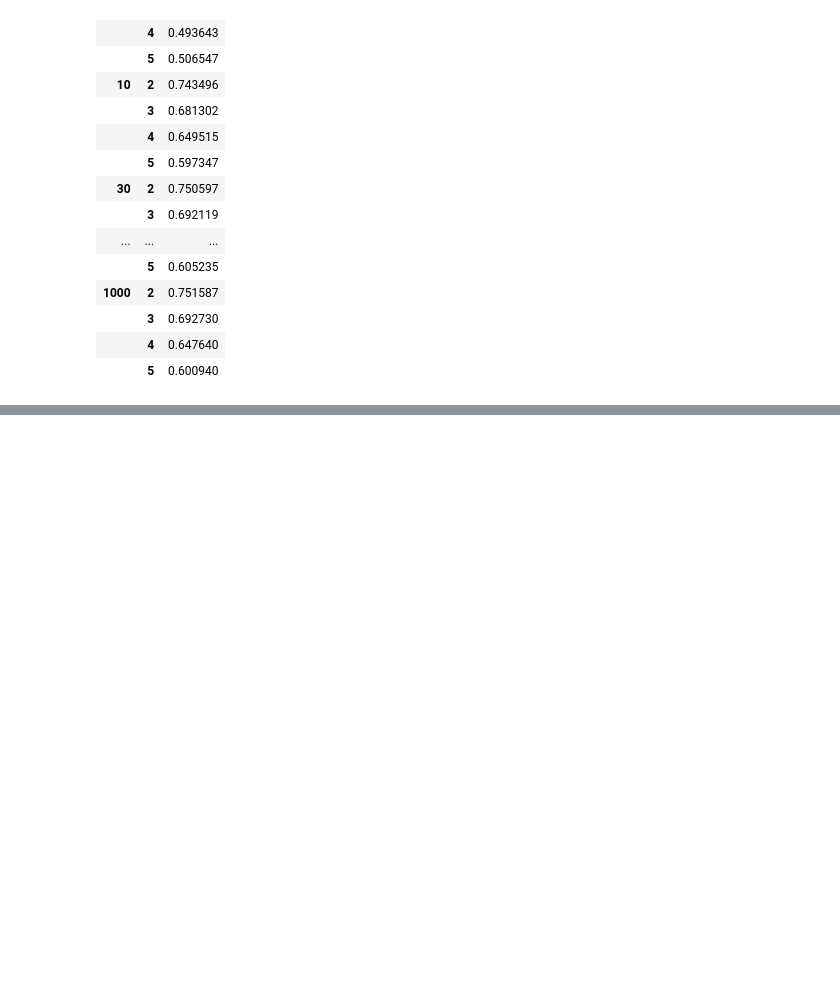
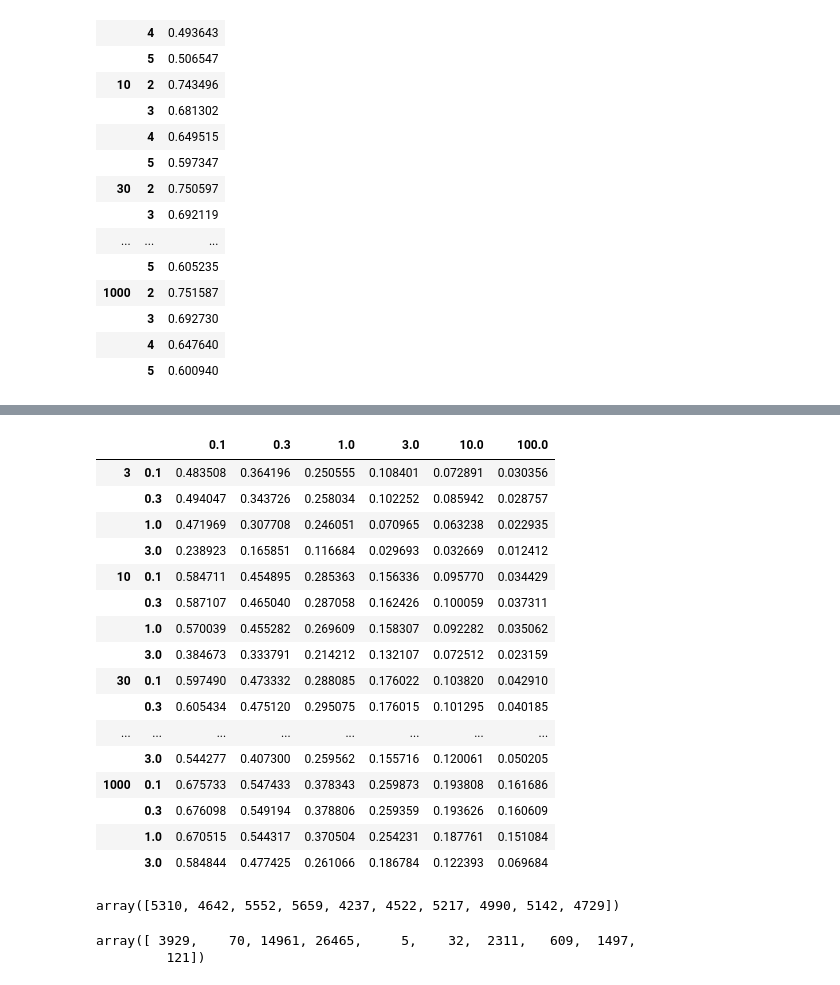
Before and after one commit to adam-narozniak/FL-heterogeneity, a Jupyter notebook: heterogeneity/notebooks/ExplorationHellinger.ipynb, the cells around one changed output, grey strips where cells are left out. Cells and saved outputs as stored; diff of their text form; code cells hidden in the pictures; blank space fills up the shorter version.

```diff
--- a/heterogeneity/notebooks/ExplorationHellinger.ipynb
+++ b/heterogeneity/notebooks/ExplorationHellinger.ipynb
@@ -115,7 +115,7 @@ num_partitions_to_cifar_dir_hellinger_distance = {}
 for (num_partitions, alpha), cifar_dir_fds in num_partitions_to_cifar_dir_fds.items():
     print((num_partitions, alpha))
     try:
-        hellinger_distance_list, avg_hellinger_distance = hellinger_distance(cifar_dir_fds, "train")
+        hellinger_distance_list, avg_hellinger_distance = compute_hellinger_distance(cifar_dir_fds, "train")
     except:
         print(f"Sampling failed for {(num_partitions, alpha)}")
         hellinger_distance_list, avg_hellinger_distance = np.nan, np.nan
@@ -267,7 +267,7 @@ parameters_to_shard_cifar_fds_metric = {}
 for (num_partitions, num_shards_per_partition), fds in params_to_partitioner.items():
     print((num_partitions, num_shards_per_partition))
     try:
-        metric_list, avg_metric = hellinger_distance(fds, "train")
+        metric_list, avg_metric = compute_hellinger_distance(fds, "train")
     except:
         print(f"Sampling failed for {(num_partitions, num_shards_per_partition)}")
         metric_list, avg_metric = np.nan, np.nan
@@ -337,0 +330,37 @@ shard_emd_results
+# %%
+
+dataset_name = "cifar10"
+# num_partitions = 10
+# sigma = 0.3
+# partition_sizes = create_lognormal_partition_sizes(dataset_name, num_partitions, sigma)
+#
+# alpha = 0.1
+# dirichlet_partitioner = InnerDirichletPartitioner(partition_sizes=partition_sizes, partition_by="label", alpha=0.1)
+# cifar_dir = FederatedDataset(dataset="cifar10", partitioners={"train" : dirichlet_partitioner})
+# cifar_dir_partitions = [cifar_dir.load_partition(i) for i in range(num_partitions)]
+
+num_partitions_to_cifar_dir_fds = {}
+num_partitions_list = [3, 10, 30, 100, 300, 1000]
+alpha_list = [0.1, 0.3, 1., 3., 10., 100., 100.]
+sigma_list = [0.1, 0.3, 1., 3.]
+partition_sizes_dict = {}
+for num_partitions, alpha, sigma in itertools.product(num_partitions_list, alpha_list, sigma_list):
+    partition_sizes = create_lognormal_partition_sizes(dataset_name, num_partitions, sigma)
+    dir_partitioner =  InnerDirichletPartitioner(partition_sizes=partition_sizes, partition_by="label", alpha=alpha)
+    cifar_dir = FederatedDataset(dataset="cifar10", partitioners={"train" : dir_partitioner})
+    num_partitions_to_cifar_dir_fds[(num_partitions, alpha, sigma)] = cifar_dir
+    partition_sizes_dict[(num_partitions, alpha, sigma)] = partition_sizes
+    # cifar_iid_partitions = [cifar_iid.load_partition(i) for i in range(num_partitions)]
+    # num_partitions_to_cifar_iid_partitions[num_partitions] = cifar_iid_partitions
+
+num_partitions_to_cifar_dir_metric_list = {}
+num_partitions_to_cifar_dir_metric = {}
+for (num_partitions, alpha, sigma), cifar_dir_fds in num_partitions_to_cifar_dir_fds.items():
+    print((num_partitions, alpha, sigma))
+    try:
+        metric_list, avg_metric = compute_hellinger_distance(cifar_dir_fds, "train")
+    except:
+        print(f"Sampling failed for {(num_partitions, alpha, sigma)}")
+        metric_list, avg_metric = np.nan, np.nan
+    num_partitions_to_cifar_dir_metric_list[(num_partitions, alpha, sigma)] = metric_list
+    num_partitions_to_cifar_dir_metric[(num_partitions, alpha, sigma)] = avg_metric
@@ -337,0 +385,30 @@ shard_emd_results
+# %%
+emd_dir = pd.Series(num_partitions_to_cifar_dir_metric, name="emd_inner_dir").unstack(level=1)
+emd_dir
+# %% [output]
+|  |  | 0.1 | 0.3 | 1.0 | 3.0 | 10.0 | 100.0 |
+| 3 | 0.1 | 0.483508 | 0.364196 | 0.250555 | 0.108401 | 0.072891 | 0.030356 |
+|  | 0.3 | 0.494047 | 0.343726 | 0.258034 | 0.102252 | 0.085942 | 0.028757 |
+|  | 1.0 | 0.471969 | 0.307708 | 0.246051 | 0.070965 | 0.063238 | 0.022935 |
+|  | 3.0 | 0.238923 | 0.165851 | 0.116684 | 0.029693 | 0.032669 | 0.012412 |
+| 10 | 0.1 | 0.584711 | 0.454895 | 0.285363 | 0.156336 | 0.095770 | 0.034429 |
+|  | 0.3 | 0.587107 | 0.465040 | 0.287058 | 0.162426 | 0.100059 | 0.037311 |
+|  | 1.0 | 0.570039 | 0.455282 | 0.269609 | 0.158307 | 0.092282 | 0.035062 |
+|  | 3.0 | 0.384673 | 0.333791 | 0.214212 | 0.132107 | 0.072512 | 0.023159 |
+| 30 | 0.1 | 0.597490 | 0.473332 | 0.288085 | 0.176022 | 0.103820 | 0.042910 |
+|  | 0.3 | 0.605434 | 0.475120 | 0.295075 | 0.176015 | 0.101295 | 0.040185 |
+| ... | ... | ... | ... | ... | ... | ... | ... |
+|  | 3.0 | 0.544277 | 0.407300 | 0.259562 | 0.155716 | 0.120061 | 0.050205 |
+| 1000 | 0.1 | 0.675733 | 0.547433 | 0.378343 | 0.259873 | 0.193808 | 0.161686 |
+|  | 0.3 | 0.676098 | 0.549194 | 0.378806 | 0.259359 | 0.193626 | 0.160609 |
+|  | 1.0 | 0.670515 | 0.544317 | 0.370504 | 0.254231 | 0.187761 | 0.151084 |
+|  | 3.0 | 0.584844 | 0.477425 | 0.261066 | 0.186784 | 0.122393 | 0.069684 |
+# %%
+partition_sizes_dict[(10, 0.3, 0.1)]
+# %% [output]
+array([5310, 4642, 5552, 5659, 4237, 4522, 5217, 4990, 5142, 4729])
+# %%
+partition_sizes_dict[(10, 0.3, 3)]
+# %% [output]
+array([ 3929,    70, 14961, 26465,     5,    32,  2311,   609,  1497,
+         121])
```
Also changed, not shown: parts of 7 cells of this notebook, 2 other files.
